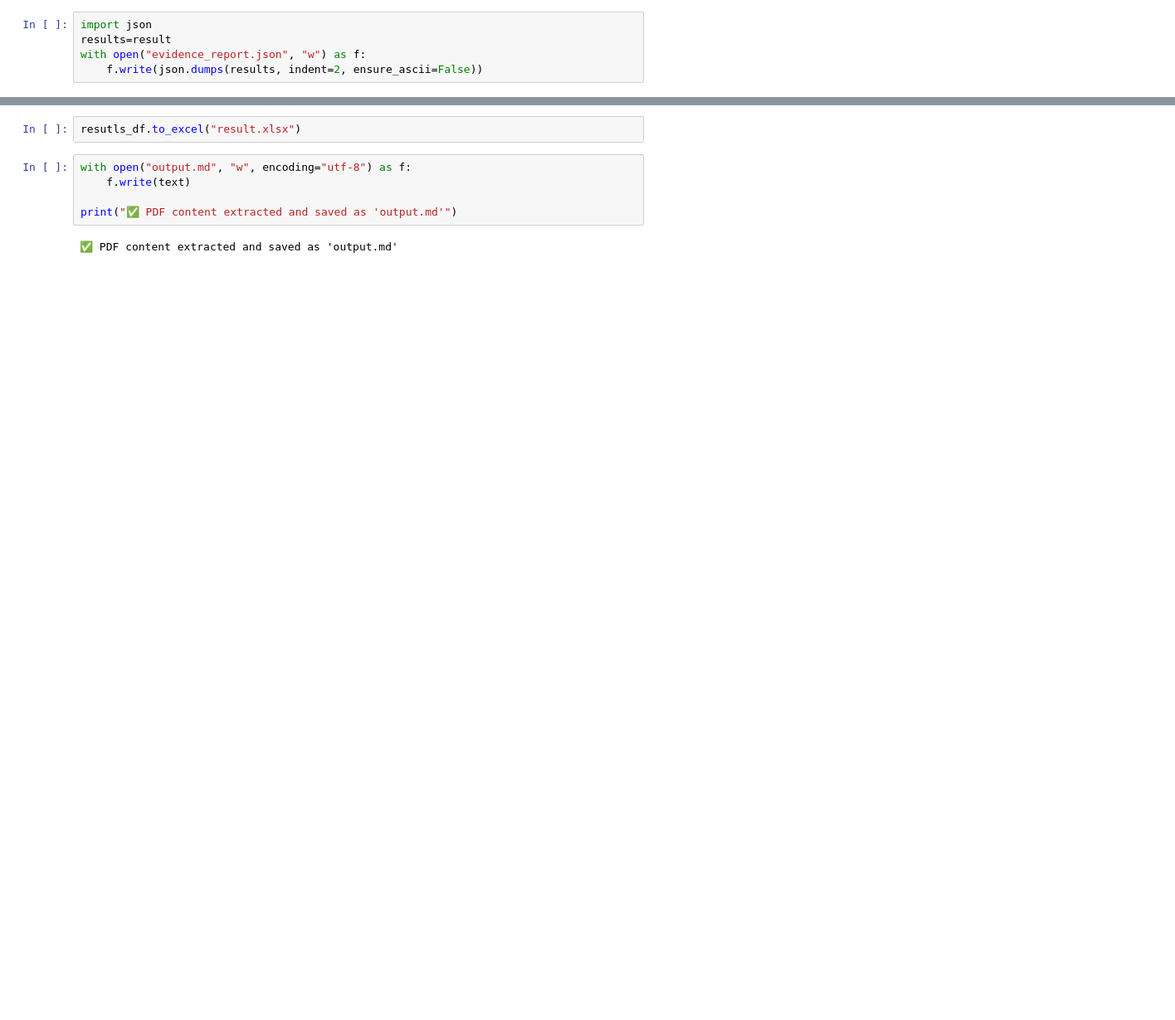
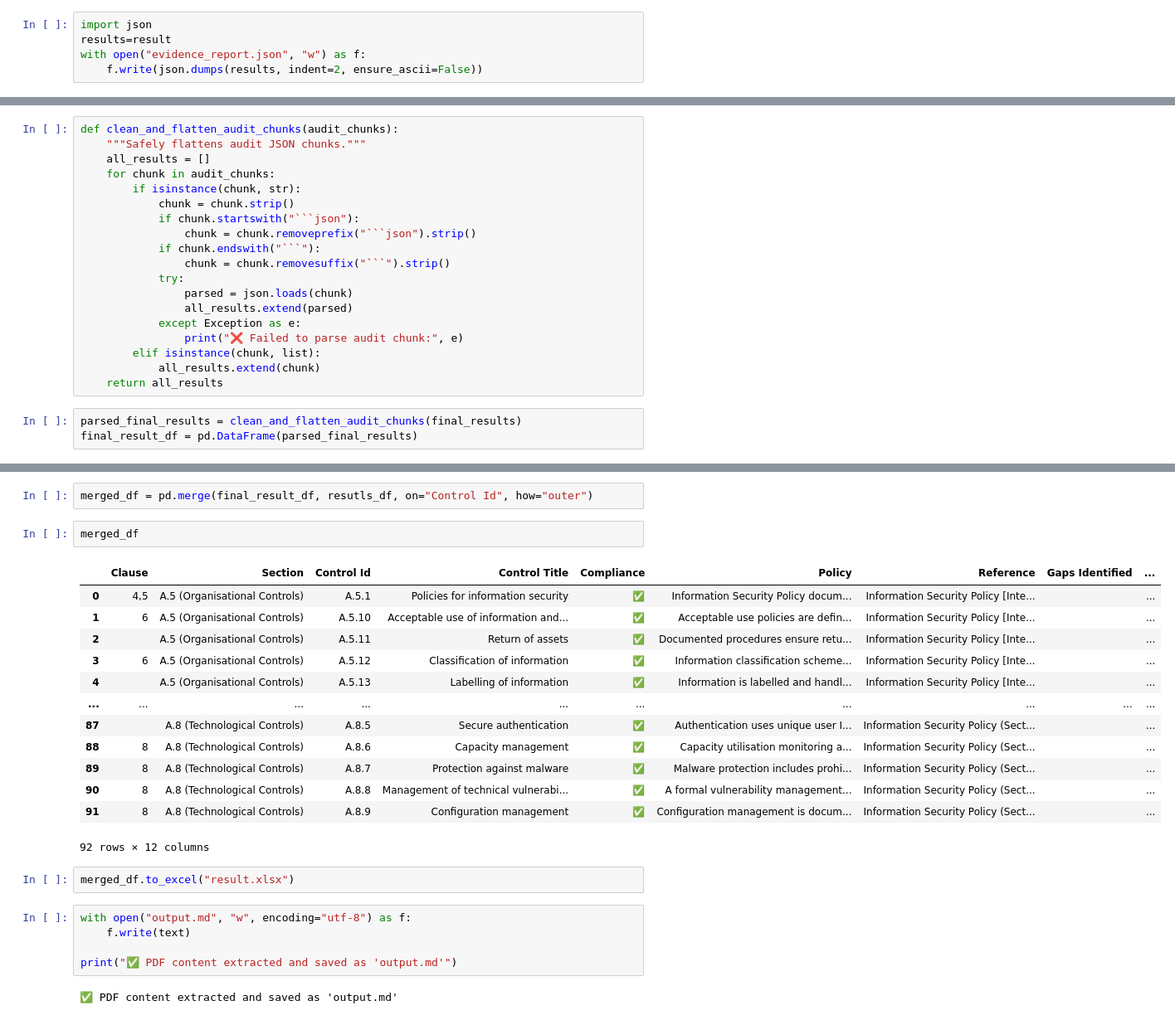
Before and after one commit to ZeeshanAhmed92/Document_Analyzer_Streamlit_App, a Jupyter notebook: test2.ipynb, the cells around one changed output, grey strips where cells are left out. Shown at 83% size. Saved outputs shown, nothing was run; the diff lists cells and outputs as text; blank space fills up the shorter version.

````diff
--- a/test2.ipynb
+++ b/test2.ipynb
@@ -259 +294,23 @@ results
+# %%
+def clean_and_flatten_audit_chunks(audit_chunks):
+    """Safely flattens audit JSON chunks."""
+    all_results = []
+    for chunk in audit_chunks:
+        if isinstance(chunk, str):
+            chunk = chunk.strip()
+            if chunk.startswith("```json"):
+                chunk = chunk.removeprefix("```json").strip()
+            if chunk.endswith("```"):
+                chunk = chunk.removesuffix("```").strip()
+            try:
+                parsed = json.loads(chunk)
+                all_results.extend(parsed)
+            except Exception as e:
+                print("❌ Failed to parse audit chunk:", e)
+        elif isinstance(chunk, list):
+            all_results.extend(chunk)
+    return all_results
+# %%
+parsed_final_results = clean_and_flatten_audit_chunks(final_results)
+final_result_df = pd.DataFrame(parsed_final_results)
 # %%
@@ -291,5 +347,23 @@ resutls_df
+# %%
+merged_df = pd.merge(final_result_df, resutls_df, on="Control Id", how="outer")
+# %%
+merged_df
+# %% [output]
+|  | Clause | Section | Control Id | Control Title | Compliance | Policy | Reference | Gaps Identified | ... |
+| 0 | 4,5 | A.5 (Organisational Controls) | A.5.1 | Policies for information security | ✅ | Information Security Policy docum... | Information Security Policy [Inte... |  | ... |
+| 1 | 6 | A.5 (Organisational Controls) | A.5.10 | Acceptable use of information and... | ✅ | Acceptable use policies are defin... | Information Security Policy [Inte... |  | ... |
+| 2 |  | A.5 (Organisational Controls) | A.5.11 | Return of assets | ✅ | Documented procedures ensure retu... | Information Security Policy [Inte... |  | ... |
+| 3 | 6 | A.5 (Organisational Controls) | A.5.12 | Classification of information | ✅ | Information classification scheme... | Information Security Policy [Inte... |  | ... |
+| 4 |  | A.5 (Organisational Controls) | A.5.13 | Labelling of information | ✅ | Information is labelled and handl... | Information Security Policy [Inte... |  | ... |
+| ... | ... | ... | ... | ... | ... | ... | ... | ... | ... |
+| 87 |  | A.8 (Technological Controls) | A.8.5 | Secure authentication | ✅ | Authentication uses unique user I... | Information Security Policy (Sect... |  | ... |
+| 88 | 8 | A.8 (Technological Controls) | A.8.6 | Capacity management | ✅ | Capacity utilisation monitoring a... | Information Security Policy (Sect... |  | ... |
+| 89 | 8 | A.8 (Technological Controls) | A.8.7 | Protection against malware | ✅ | Malware protection includes prohi... | Information Security Policy (Sect... |  | ... |
+| 90 | 8 | A.8 (Technological Controls) | A.8.8 | Management of technical vulnerabi... | ✅ | A formal vulnerability management... | Information Security Policy (Sect... |  | ... |
+| 91 | 8 | A.8 (Technological Controls) | A.8.9 | Configuration management | ✅ | Configuration management is docum... | Information Security Policy (Sect... |  | ... |
+92 rows × 12 columns
 # %%
-resutls_df.to_excel("result.xlsx")
+merged_df.to_excel("result.xlsx")
 # %%
 with open("output.md", "w", encoding="utf-8") as f:
     f.write(text)
````
Also changed, not shown: parts of 11 cells of this notebook, 5 other files.
